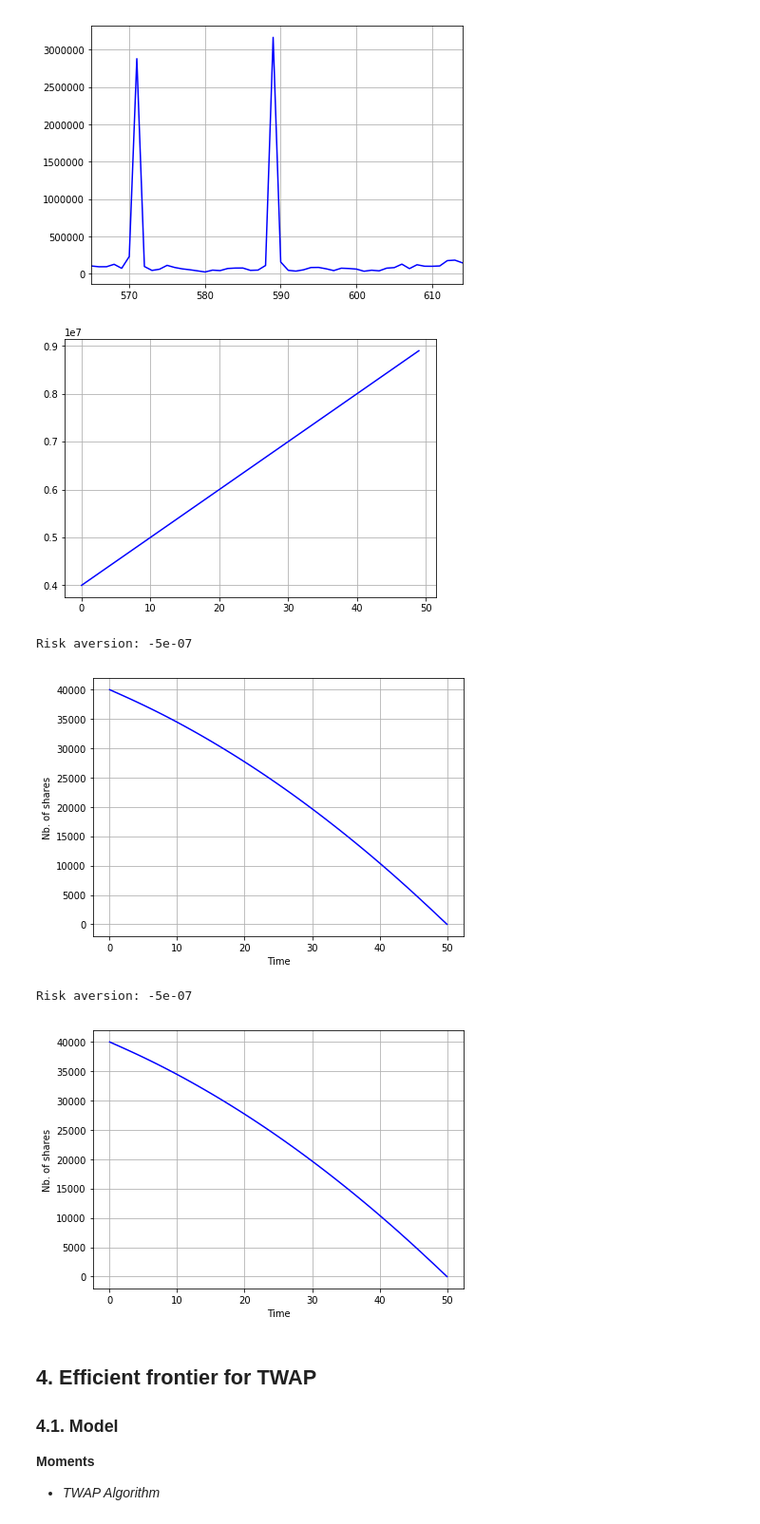
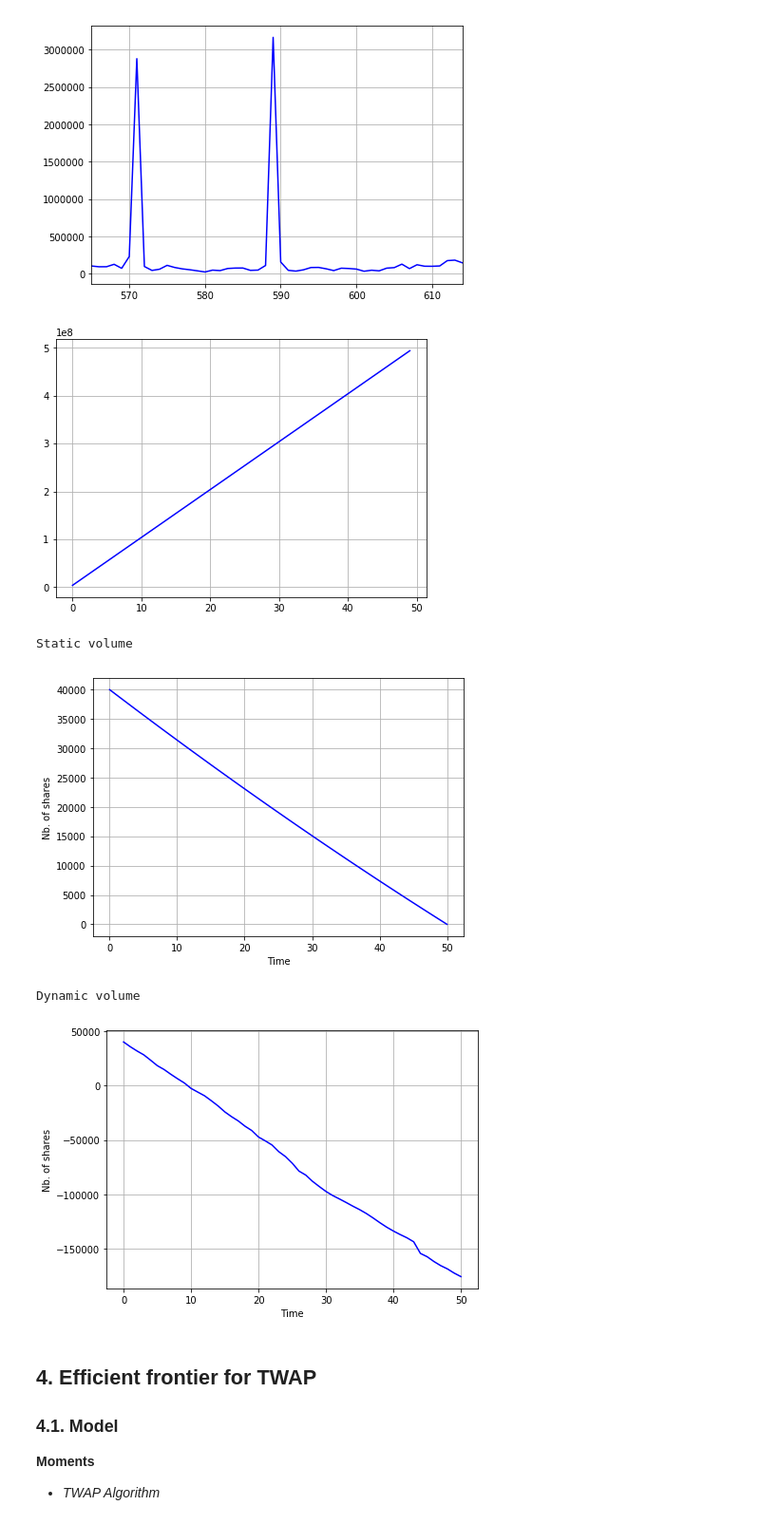
Before and after one commit to IlluvatarEru/ElectronicMarkets, a Jupyter notebook: Almgren-Chriss - Quadratic Programming.ipynb, the cells around one changed output. Shown at 95% size. Cells and saved outputs as stored; diff of their text form; code cells hidden in the pictures.

```diff
--- a/Almgren-Chriss - Quadratic Programming.ipynb
+++ b/Almgren-Chriss - Quadratic Programming.ipynb
@@ -426,8 +427,8 @@ def expectation_VWAP(n):
     for k in range(N):
         gsum = 0
         for j in range(k):
-            gsum+=g(n[j]/tau, gamma)
-        e+=(X*v[k]/V - n[k])*(s0-gsum*tau) - X/V * tau*v[k]*g(n[k]/tau, gamma) + n[k]*h(n[k]/tau, tau, eps, eta)
+            gsum+=g(n[j]/tau)
+        e+=(X*v[k]/V - n[k])*(s0-gsum*tau) - X/V * tau*v[k]*g(n[k]/tau) + n[k]*h(n[k]/tau)
     return e
 
 def variance_VWAP(n):
@@ -565,7 +566,7 @@ Liquidation history:
 # %% [markdown]
 **Hyperparameter testing**:
 # %%
-def efficient_frontier_VWAP(X, risk, nb_T, v, sigma=0.3, s0=100, tau=1.0, gamma=1.0, eta=1.0, eps=1.0, plot='True'):
+def efficient_frontier_VWAP(X, risk, nb_T, v, sigma=0.3, s0=100, tau=1.0, gamma=1.0, eta=1.0, epsilon=1.0, plot='True'):
 
     def expectation_VWAP(n):
         N = len(n)
@@ -575,8 +576,8 @@ def efficient_frontier_VWAP(X, risk, nb_T, v, sigma=0.3, s0=100, tau=1.0, gamma=
         for k in range(N):
             gsum = 0
             for j in range(k):
-                gsum+=g(n[j]/tau, gamma)
-            e+=(X*v[k]/V - n[k])*(s0-gsum*tau) - X/V * tau*v[k]*g(n[k]/tau, gamma) + n[k]*h(n[k]/tau, tau, eps, eta)
+                gsum+=g(n[j]/tau)
+            e+=(X*v[k]/V - n[k])*(s0-gsum*tau) - X/V * tau*v[k]*g(n[k]) + n[k]*h(n[k]/tau)
         return e
 
     def variance_VWAP(n):
@@ -697,7 +698,7 @@ for r in risks:
                                    tau=0.5,
                                    gamma=2.5*10**(-7),
                                    eta=2.5*10**(-6),
-                                   eps=0.0625,
+                                   epsilon=0.0625,
                                    plot='False')
 
     x_VWAP.append(temp[2])  # V(x)
@@ -782,43 +783,43 @@ vol_hist = np.zeros((nb_T,1))
 vol_hist[0] = 4000000
 
 for t in range(1, len(vol_hist)):
-    vol_hist[t] = vol_hist[t-1] + 100000
+    vol_hist[t] = vol_hist[t-1] + 10000000
 # %%
 plt.figure(figsize=(7,5))
 plt.plot(vol_hist, color='blue')
 plt.grid(True)
 plt.show()
 # %% [output]
-[figure, old version]
+[figure, new version]
 # %%
 X = 40000
 nb_T = 50
 vol_hist = vol_hist
 
-print('Risk aversion:', -5*10**(-7))
-test = efficient_frontier_VWAP(X=X, risk=2*10**(-4), nb_T=nb_T,
+print('Static volume')
+test = efficient_frontier_VWAP(X=X, risk=2*10**(-6), nb_T=nb_T,
+                               v=v,
+                               sigma=0.3,
+                               s0=100,
+                               tau=0.5,
+                               gamma=2.5*10**(-7),
+                               eta=2.5*10**(-6),
+                               epsilon=0.0625)
+
+print('Dynamic volume')
+test = efficient_frontier_VWAP(X=X, risk=-2*10**(-6), nb_T=nb_T,
                                v=vol_hist,
                                sigma=0.3,
                                s0=100,
                                tau=0.5,
                                gamma=2.5*10**(-7),
                                eta=2.5*10**(-6),
-                               eps=0.0625)
-
-print('Risk aversion:', -5*10**(-7))
-test = efficient_frontier_VWAP(X=X, risk=2*10**(-4), nb_T=nb_T,
-                               v=vol_hist,
-                               sigma=0.3,
-                               s0=100,
-                               tau=0.5,
-                               gamma=2.5*10**(-7),
-                               eta=2.5*10**(-6),
-                               eps=0.0625)
+                               epsilon=0.0625)
 # %% [output]
-Risk aversion: -5e-07
+Static volume
-[figure, old version]
+[figure, new version]
-Risk aversion: -5e-07
+Dynamic volume
-[figure, old version]
+[figure, new version]
 # %% [markdown]
 ## 4. Efficient frontier for TWAP
 
```
Also changed, not shown: parts of 25 cells of this notebook, 16 other files.
